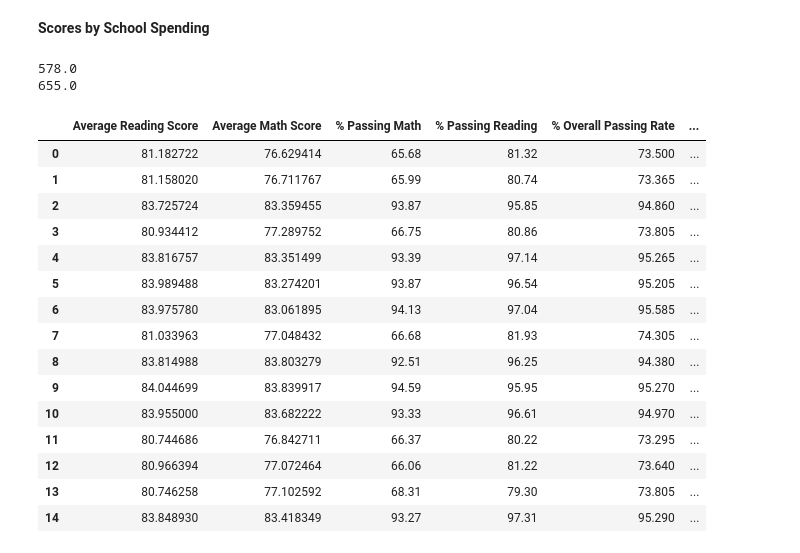
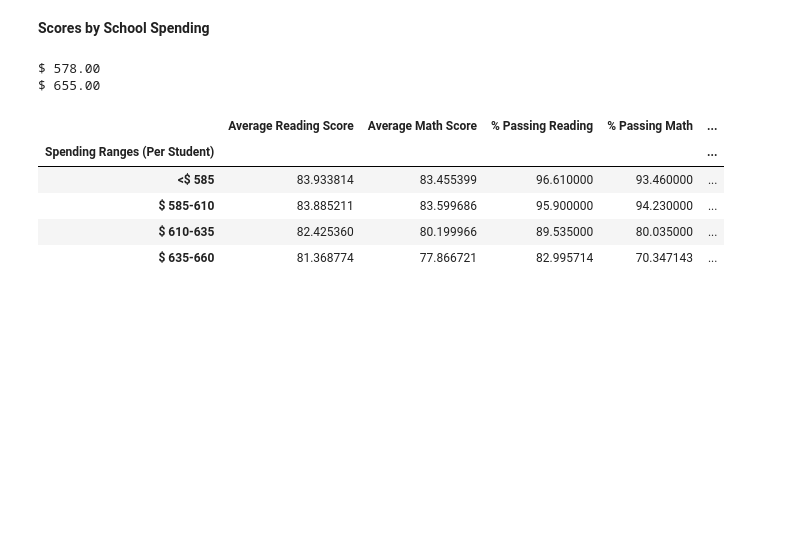
Before and after one commit to Gryazzz/PyCitySchools_Pandas, a Jupyter notebook: Schools.ipynb, the cells around one changed output. Drawn from its saved outputs; the diff is of its cells as text; code cells hidden in the pictures; blank space fills up the shorter version.

```diff
--- a/Schools.ipynb
+++ b/Schools.ipynb
@@ -55,16 +55,19 @@ distr_df_answ
 # %% [markdown]
 **School Summary**
 # %%
+# Form first 5 answer columns
 school_sum = schools[['name', 'type', 'size', 'budget']]
 school_sum = school_sum.assign(Per_Student_Budget = (school_sum['budget'] / school_sum['size']))
 school_sum.columns = ['School name', 'School Type', 'Total Students', 'Total School Budget', 'Per Student Budget']
 
+# Form average reading and math scores
 students_extr = students[['school', 'reading_score', 'math_score']]
 stud_sum = students_extr.groupby(['school'])
 stud_sum_df = pd.DataFrame(stud_sum.mean())
 stud_sum_df.reset_index(inplace=True)
 stud_sum_df.columns = ['School name', 'Average Reading Score', 'Average Math Score']
 
+# Form supplemental columns to calculate % Passing math
 students_extr_math = students[['school', 'math_score']]
 math_all_df = students_extr_math.loc[students_extr_math['math_score'] >= 70]
 math_sum = math_all_df.groupby(['school'])
@@ -72,26 +75,29 @@ math_sum_df = pd.DataFrame(math_sum.count())
 math_sum_df.reset_index(inplace=True)
 math_sum_df.columns = ['School name', 'Passed Math Count']
 
+# Form supplemental columns to calculate % Passing reading
 students_extr_read = students[['school', 'reading_score']]
 read_all_df = students_extr_read.loc[students_extr_read['reading_score'] >= 70]
 read_sum = read_all_df.groupby(['school'])
 read_sum_df = pd.DataFrame(read_sum.count())
 read_sum_df.reset_index(inplace=True)
 read_sum_df.columns = ['School name', 'Passed Read Count']
-#read_sum_df['% Passing Math'] = read_sum_df['Passed Read Count'] / school_sum['Total Students']*100
 
-
+# Merge everything
 new_sum1 = pd.merge(school_sum, stud_sum_df, on='School name')
 new_sum2 = pd.merge(new_sum1, math_sum_df, on='School name')
 new_sum = pd.merge(new_sum2, read_sum_df, on='School name')
+# Calculate all 3 % Passing
 new_sum['% Passing Math'] = round((new_sum['Passed Math Count'] / new_sum['Total Students'] * 100),2)
 new_sum['% Passing Reading'] = round((new_sum['Passed Read Count'] / new_sum['Total Students'] * 100),2)
 new_sum['% Overall Passing Rate'] = (new_sum['% Passing Math'] + new_sum['% Passing Reading'])/2
-#new_summ = new_sum[['School name', 'Total Students', '% Passing Math']]
+# Make the answer beautiful
 distr_df_new = new_sum[['School name', 'School Type', 'Total Students', 'Total School Budget', 'Per Student Budget',
-                     'Average Reading Score', 'Average Math Score', '% Passing Math', '% Passing Reading',
+                     'Average Reading Score', 'Average Math Score','% Passing Reading', '% Passing Math',
                      '% Overall Passing Rate']]
 distr_answ = distr_df_new.set_index('School name')
+distr_answ['Total School Budget'] = distr_answ['Total School Budget'].map("$ {:,.2f}".format)
+distr_answ['Per Student Budget'] = distr_answ['Per Student Budget'].map("$ {:,.2f}".format)
 distr_answ
 # %% [output]
 |  | School Type | Total Students | Total School Budget | Per Student Budget | Average Reading Score | ... |
@@ -197,34 +209,24 @@ read_grade
 print(distr_answ['Per Student Budget'].min())
 print(distr_answ['Per Student Budget'].max())
 # %% [output]
-578.0
-655.0
+$ 578.00
+$ 655.00
 # %%
 bins = [0, 585, 610, 635, 660]
-labels_budg = ['<$585', '$585-610', '$610-635', '$635-660']
-budg_df = distr_answ
-budg_df['Spending Ranges (Per Student)'] = pd.cut(distr_answ["Per Student Budget"],bins,labels=labels_budg)
-budg_df.drop('School Type', axis=1, inplace=True)
+labels_budg = ['<$ 585', '$ 585-610', '$ 610-635', '$ 635-660']
+# It's important to use .copy(), so the initial df won't be changed
+budg_df = distr_df_new.copy()
+budg_df['Spending Ranges (Per Student)'] = pd.cut(budg_df["Per Student Budget"],bins,labels=labels_budg)
 budg_df.drop('Per Student Budget', axis=1, inplace=True)
 budg_df.drop('Total School Budget', axis=1, inplace=True)
 budg_df.drop('Total Students', axis=1, inplace=True)
-budg_df.reset_index(inplace=True)
-budg_df.drop('School name', axis=1, inplace=True)
-budg_df
+budg_grouped = budg_df.groupby(['Spending Ranges (Per Student)'])
+budg_grouped_df = pd.DataFrame(budg_grouped.mean())
+budg_grouped_df
 # %% [output]
-|  | Average Reading Score | Average Math Score | % Passing Math | % Passing Reading | % Overall Passing Rate | ... |
-| 0 | 81.182722 | 76.629414 | 65.68 | 81.32 | 73.500 | ... |
-| 1 | 81.158020 | 76.711767 | 65.99 | 80.74 | 73.365 | ... |
-| 2 | 83.725724 | 83.359455 | 93.87 | 95.85 | 94.860 | ... |
-| 3 | 80.934412 | 77.289752 | 66.75 | 80.86 | 73.805 | ... |
-| 4 | 83.816757 | 83.351499 | 93.39 | 97.14 | 95.265 | ... |
-| 5 | 83.989488 | 83.274201 | 93.87 | 96.54 | 95.205 | ... |
-| 6 | 83.975780 | 83.061895 | 94.13 | 97.04 | 95.585 | ... |
-| 7 | 81.033963 | 77.048432 | 66.68 | 81.93 | 74.305 | ... |
-| 8 | 83.814988 | 83.803279 | 92.51 | 96.25 | 94.380 | ... |
-| 9 | 84.044699 | 83.839917 | 94.59 | 95.95 | 95.270 | ... |
-| 10 | 83.955000 | 83.682222 | 93.33 | 96.61 | 94.970 | ... |
-| 11 | 80.744686 | 76.842711 | 66.37 | 80.22 | 73.295 | ... |
-| 12 | 80.966394 | 77.072464 | 66.06 | 81.22 | 73.640 | ... |
-| 13 | 80.746258 | 77.102592 | 68.31 | 79.30 | 73.805 | ... |
-| 14 | 83.848930 | 83.418349 | 93.27 | 97.31 | 95.290 | ... |
+|  | Average Reading Score | Average Math Score | % Passing Reading | % Passing Math | ... |
+| Spending Ranges (Per Student) |  |  |  |  | ... |
+| <$ 585 | 83.933814 | 83.455399 | 96.610000 | 93.460000 | ... |
+| $ 585-610 | 83.885211 | 83.599686 | 95.900000 | 94.230000 | ... |
+| $ 610-635 | 82.425360 | 80.199966 | 89.535000 | 80.035000 | ... |
+| $ 635-660 | 81.368774 | 77.866721 | 82.995714 | 70.347143 | ... |
```
Also changed, not shown: parts of 17 cells of this notebook.
